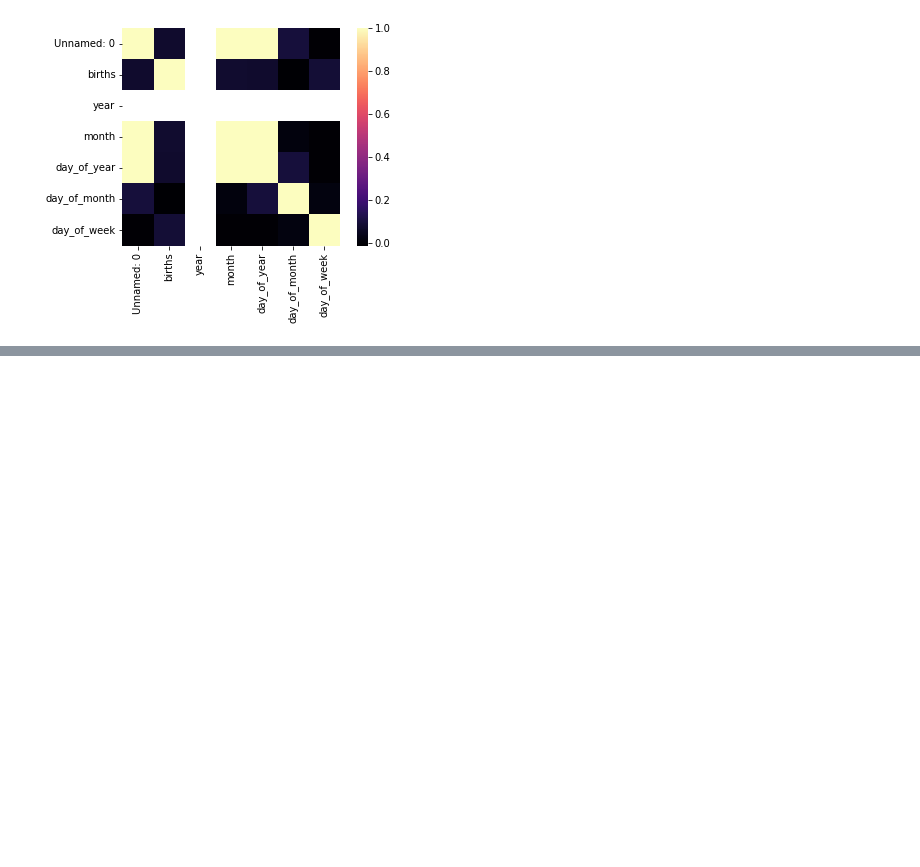
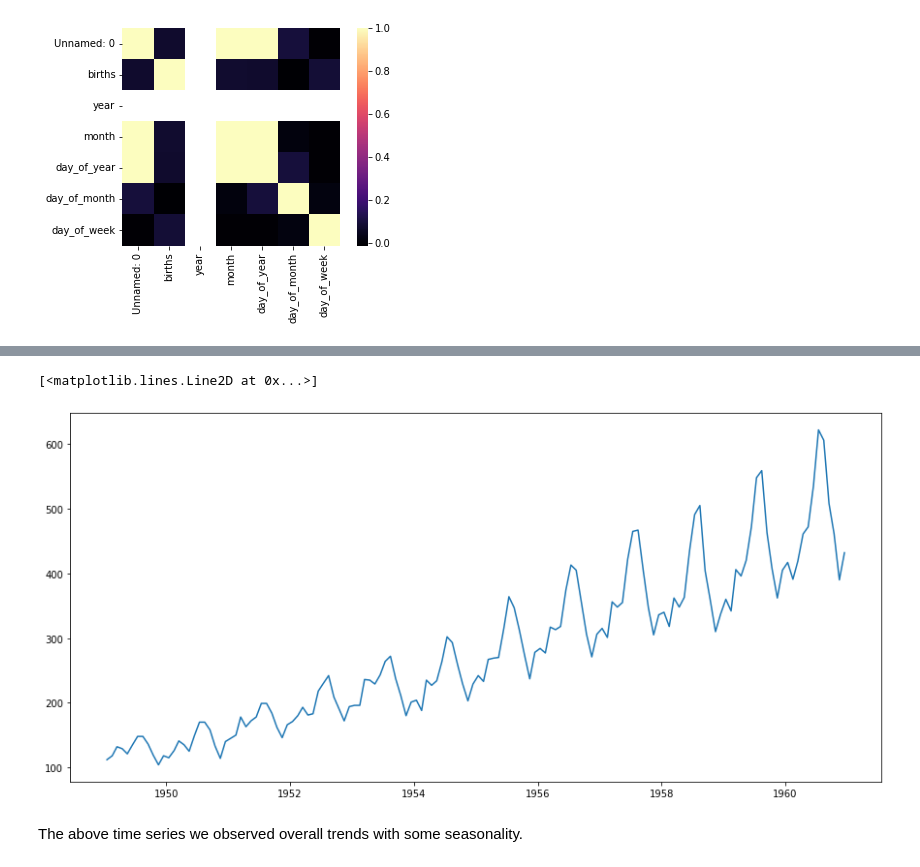
Before and after one commit to mrazzaqe/Machine-Learing, a Jupyter notebook: timeseriesanalysis.ipynb, the cells around one changed output, grey strips where cells are left out. Cells and saved outputs as stored; diff of their text form; code cells hidden in the pictures; blank space fills up the shorter version.

```diff
--- a/timeseriesanalysis.ipynb
+++ b/timeseriesanalysis.ipynb
@@ -64,0 +73,19 @@ sns.heatmap(data=correlation, square=True, cmap="magma")
+# %%
+#loading required libraries
+import pandas as pd
+import numpy as np
+from datetime import datetime as dt
+from statsmodels.tsa.stattools import adfuller, acf, pacf
+from statsmodels.tsa.arima_model import ARIMA
+import math
+import matplotlib.pyplot as plt
+%matplotlib inline
+from matplotlib.pylab import rcParams
+rcParams['figure.figsize']=15, 7
+
+import warnings
+warnings.filterwarnings('ignore')
+# %%
+#load the dataset
+AirPa = pd.read_csv("AirPassengers.csv")
+AirPa.head()
@@ -64,0 +134,6 @@ sns.heatmap(data=correlation, square=True, cmap="magma")
+# %%
+# To check the monthly passenger
+
+AirPa['Month'] = AirPa['Month'].apply(lambda x: dt(int(x[:4]), int(x[5:]),15))
+AirPa = AirPa.set_index('Month')
+AirPa.head()
@@ -64,0 +148,10 @@ sns.heatmap(data=correlation, square=True, cmap="magma")
+# %%
+#
+ts = AirPa['#Passengers']
+# %%
+plt.plot(ts)
+# %% [output]
+[<matplotlib.lines.Line2D at 0x...>]
+[figure, added]
+# %% [markdown]
+The above time series we observed overall trends with some seasonality.
```
Also changed, not shown: parts of 16 cells of this notebook, 1 other file.
